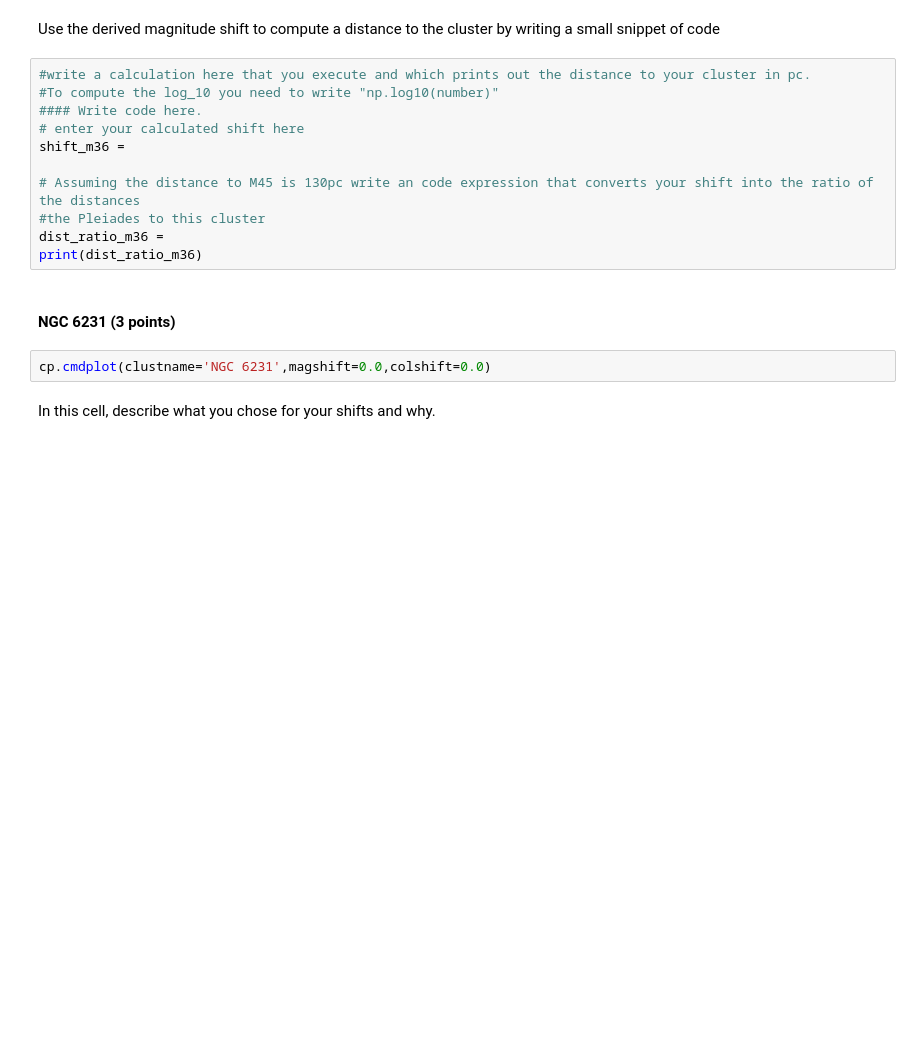
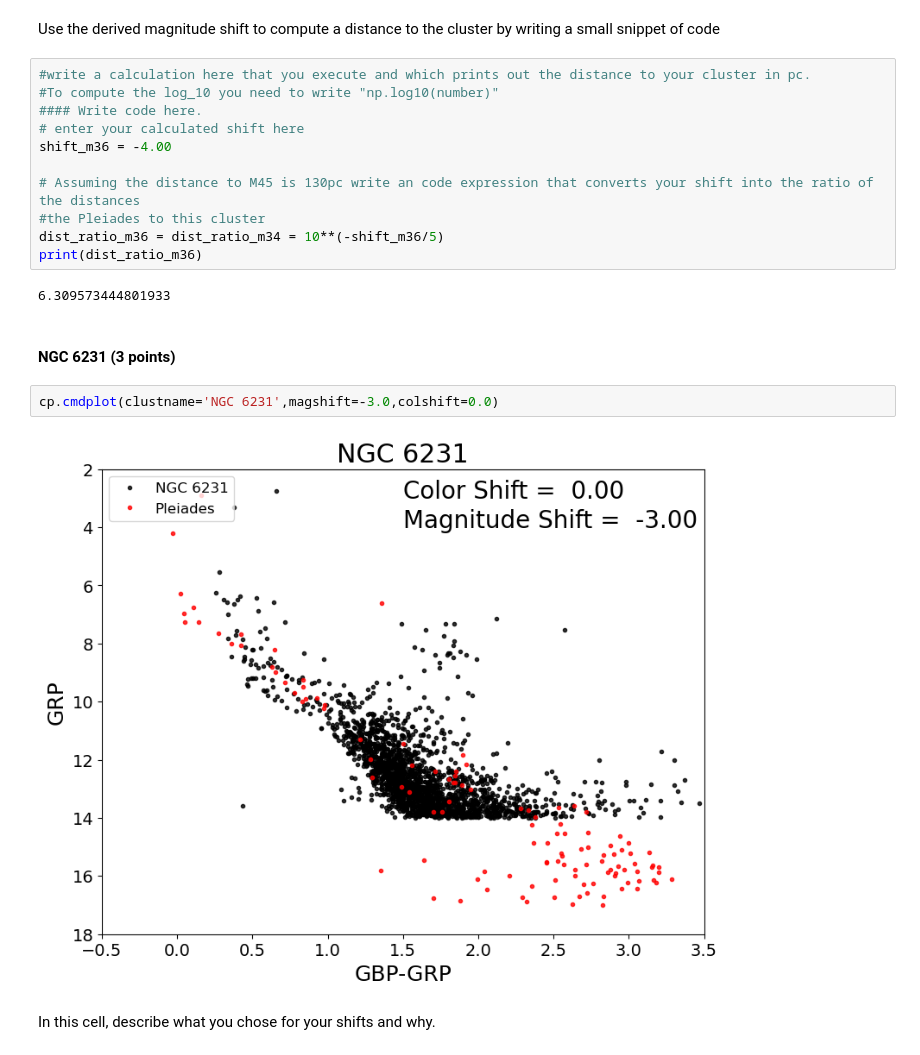
Before and after one commit to RyanNease/Color-magnitude-Diagram-fitting, a Jupyter notebook: cluster_plot_student.ipynb, the cells around one changed output. Cells and saved outputs as stored; diff of their text form; blank space fills up the shorter version.

```diff
--- a/cluster_plot_student.ipynb
+++ b/cluster_plot_student.ipynb
@@ -72,16 +74,20 @@ Use the derived magnitude shift to compute a distance to the cluster by writing
 #To compute the log_10 you need to write "np.log10(number)"
 #### Write code here.
 # enter your calculated shift here
-shift_m36 =
+shift_m36 = -4.00
 
 # Assuming the distance to M45 is 130pc write an code expression that converts your shift into the ratio of the distances
 #the Pleiades to this cluster
-dist_ratio_m36 =
+dist_ratio_m36 = dist_ratio_m34 = 10**(-shift_m36/5)
 print(dist_ratio_m36)
+# %% [output]
+6.309573444801933
 # %% [markdown]
 #### NGC 6231  (3 points)
 # %%
-cp.cmdplot(clustname='NGC 6231',magshift=0.0,colshift=0.0)
+cp.cmdplot(clustname='NGC 6231',magshift=-3.0,colshift=0.0)
+# %% [output]
+[figure, added]
 # %% [markdown]
 In this cell, describe what you chose for your shifts and why.
 # %% [markdown]
```
Also changed, not shown: parts of 6 cells of this notebook.
